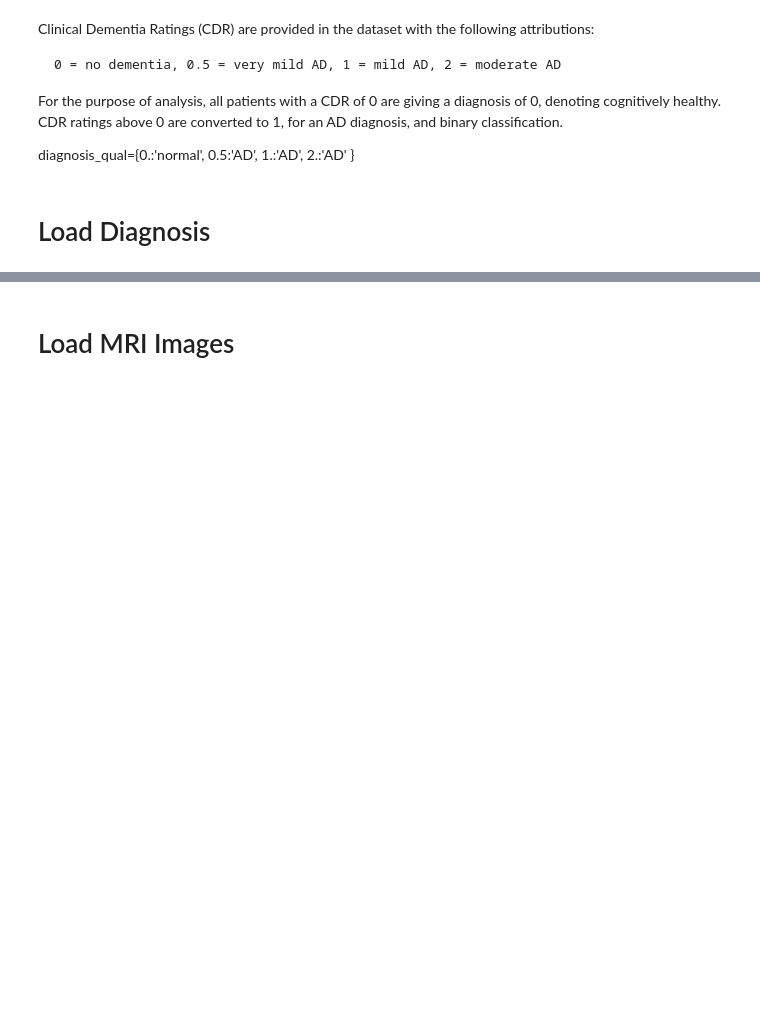
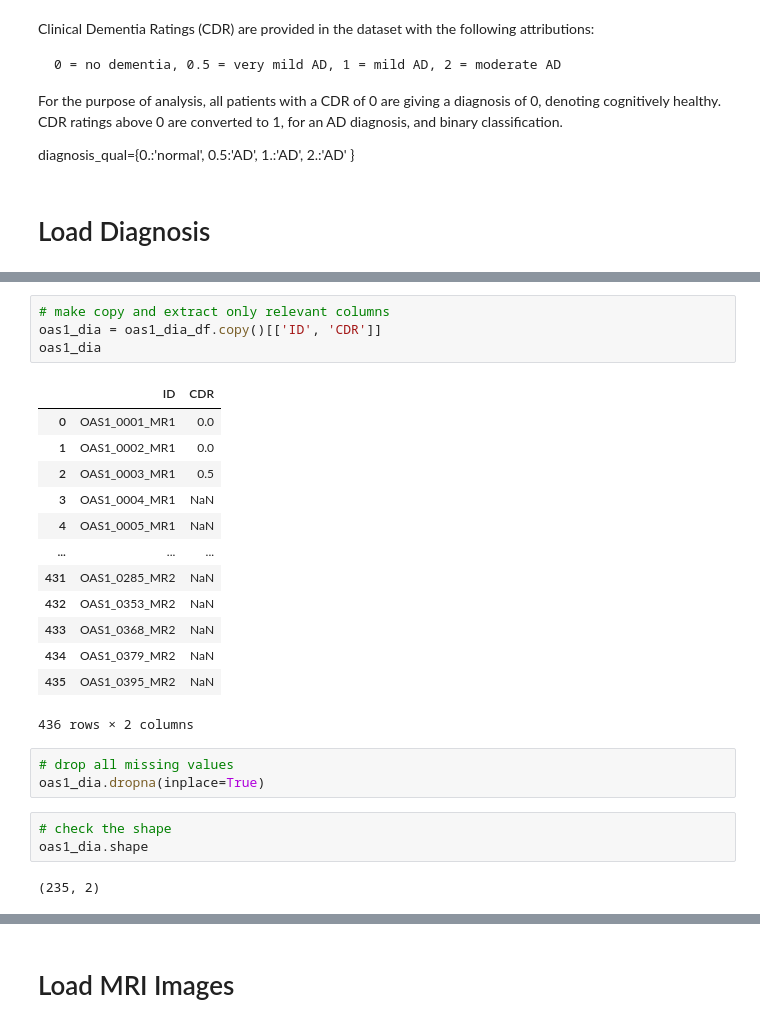
Before and after one commit to mkvph0ch/memobrain, a Jupyter notebook: notebooks/mkvph0ch_cnns.ipynb, the cells around one changed output, grey strips where cells are left out. Cells and saved outputs as stored; diff of their text form; blank space fills up the shorter version.

```diff
--- a/notebooks/mkvph0ch_cnns.ipynb
+++ b/notebooks/mkvph0ch_cnns.ipynb
@@ -24,0 +43,26 @@ diagnosis_qual={0.:'normal', 0.5:'AD', 1.:'AD', 2.:'AD' }
+# %%
+# make copy and extract only relevant columns
+oas1_dia = oas1_dia_df.copy()[['ID', 'CDR']]
+oas1_dia
+# %% [output]
+|  | ID | CDR |
+| 0 | OAS1_0001_MR1 | 0.0 |
+| 1 | OAS1_0002_MR1 | 0.0 |
+| 2 | OAS1_0003_MR1 | 0.5 |
+| 3 | OAS1_0004_MR1 | NaN |
+| 4 | OAS1_0005_MR1 | NaN |
+| ... | ... | ... |
+| 431 | OAS1_0285_MR2 | NaN |
+| 432 | OAS1_0353_MR2 | NaN |
+| 433 | OAS1_0368_MR2 | NaN |
+| 434 | OAS1_0379_MR2 | NaN |
+| 435 | OAS1_0395_MR2 | NaN |
+436 rows × 2 columns
+# %%
+# drop all missing values
+oas1_dia.dropna(inplace=True)
+# %%
+# check the shape
+oas1_dia.shape
+# %% [output]
+(235, 2)
```
Also changed, not shown: parts of 25 cells of this notebook, 1 other file.
